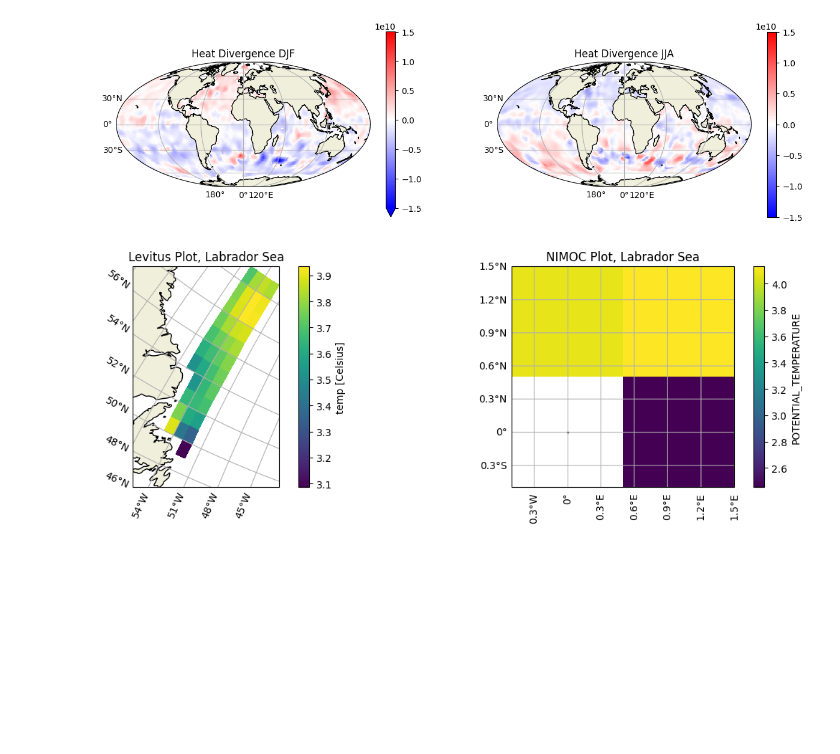
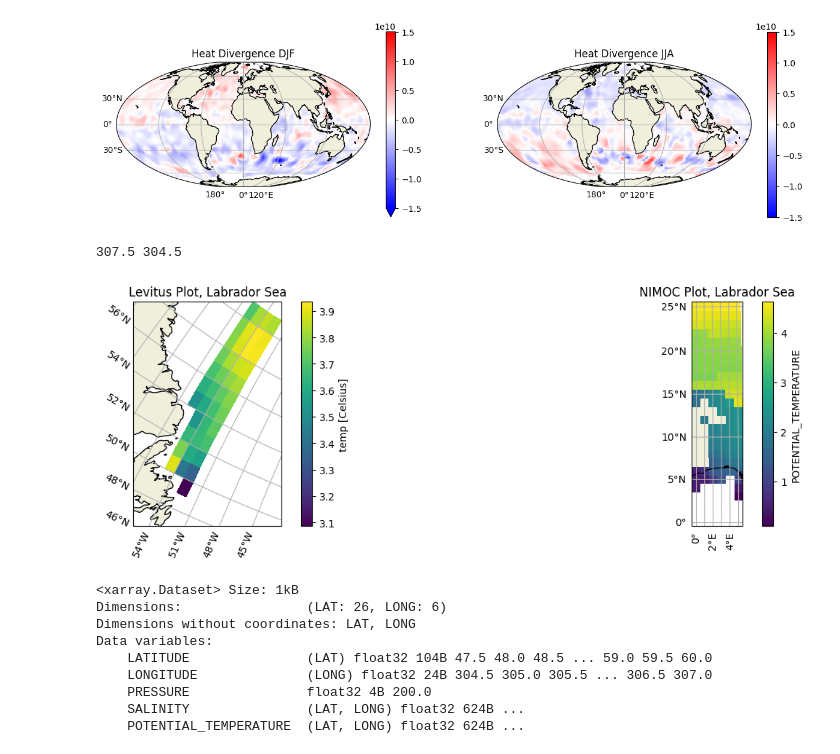
Before and after one commit to JRethemeier/Thermohaline-Circulation, a Jupyter notebook: Assignment2/Assignment2.ipynb, the cells around one changed output. Saved outputs shown, nothing was run; the diff lists cells and outputs as text; code cells hidden in the pictures; blank space fills up the shorter version.

```diff
--- a/Assignment2/Assignment2.ipynb
+++ b/Assignment2/Assignment2.ipynb
@@ -129,36 +129,56 @@ Text(0.5, 1.0, 'Heat Divergence JJA')
 # %%
 # Exercise 2
 # depth 200m,
 # The International Hydrographic Organization defines the limits of the Labrador Sea as follows:[7]
 #     On the North: the South limit of Davis Strait [The parallel of 60° North between Greenland and Labrador].
 #     On the East: a line from Cape St. Francis 47°45′N 52°27′W (Newfoundland) to Cape Farewell (Greenland).
 #     On the West: the East Coast of Labrador and Newfoundland and the Northeast limit of the Gulf of St. Lawrence
 #       – a line running from Cape Bauld (North point of Kirpon Island, 51°40′N 55°25′W) to the East extreme of Belle Isle
 #       and on to the Northeast Ledge (52°02′N 55°15′W). Thence a line joining this ledge with the East extreme of Cape St. Charles (52°13'N) in Labrador.
 # Irminger sea: 62°N 35°W
 # source: wikipedia
 
-# def w_to_e(west):
-#     return 360-west
+def w_to_e(west):
+    return 360-west
 
-# long1 = w_to_e(52.5)
-# long2 = w_to_e(55.5)
-# print(long1, long2)
+long1 = w_to_e(52.5)
+long2 = w_to_e(55.5)
+print(long1, long2)
+isopycnal
 
 labrador_levitus = levitus.sel(Z=200, T=0.5, Y=slice(47.5, 60.5), X=slice(304.5, 307.5)).temp.T
-labrador_isopycnal = isopycnal.sel(PRES=30, LONG=[609, 615], LAT=[265, 271]).POTENTIAL_TEMPERATURE # using indices here, not sure why normal slicing doesn't work
-# labrador_isopycnal
-# print(isopycnal.LONGITUDE[609].data)
+
+pres = np.where(isopycnal.PRESSURE.values == 200)[0][0]
+lat1 = np.where(isopycnal.LATITUDE.values == 47.5)[0][0]
+lat2 = np.where(isopycnal.LATITUDE.values == 60.5)[0][0]
+lon1 = np.where(isopycnal.LONGITUDE.values == long2)[0][0]
+lon2 = np.where(isopycnal.LONGITUDE.values == long1)[0][0]
+
+labrador_isopycnal = isopycnal.sel(PRES=pres, LAT=slice(lat1, lat2), LONG=slice(lon1, lon2))
+
+# # labrador_isopycnal
+# # print(isopycnal.LONGITUDE[609].data)
 
 fig = plt.figure(figsize=(15, 4))
 ax = fig.add_subplot(121, projection=ccrs.Stereographic())
 basemap(ax)
 labrador_levitus.plot(ax=ax, transform=PlateCarree())
 ax.set_title("Levitus Plot, Labrador Sea")
 ax2 = fig.add_subplot(122, projection=ccrs.Stereographic())
 basemap(ax2)
-labrador_isopycnal.plot(ax=ax2, transform=PlateCarree())
+labrador_isopycnal.POTENTIAL_TEMPERATURE.plot(ax=ax2, transform=PlateCarree())
 ax2.set_title("NIMOC Plot, Labrador Sea")
 plt.show()
+labrador_isopycnal
 # %% [output]
+307.5 304.5
-[figure, old version]
+[figure, new version]
+<xarray.Dataset> Size: 1kB
+Dimensions:                (LAT: 26, LONG: 6)
+Dimensions without coordinates: LAT, LONG
+Data variables:
+    LATITUDE               (LAT) float32 104B 47.5 48.0 48.5 ... 59.0 59.5 60.0
+    LONGITUDE              (LONG) float32 24B 304.5 305.0 305.5 ... 306.5 307.0
+    PRESSURE               float32 4B 200.0
+    SALINITY               (LAT, LONG) float32 624B ...
+    POTENTIAL_TEMPERATURE  (LAT, LONG) float32 624B ...
```
